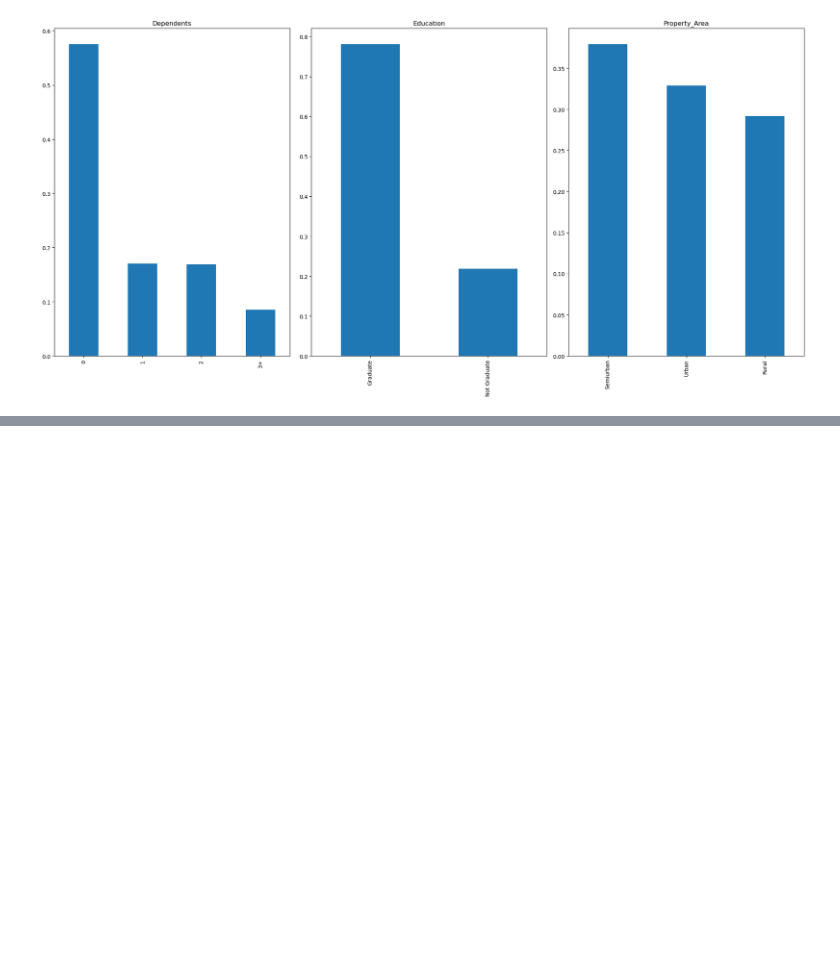
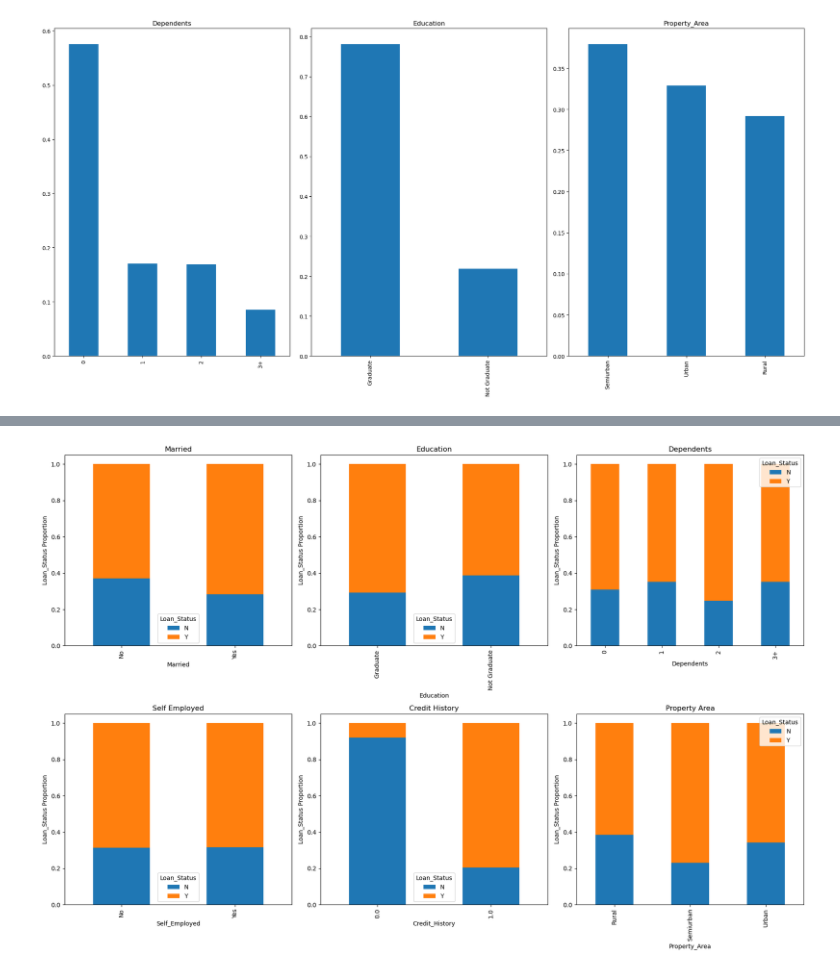
Before and after one commit to SaiSaketh-dev/Python_data_project, a Jupyter notebook: 4_loan_prediction_project/Loan_prediction.ipynb, the cells around one changed output, grey strips where cells are left out. Drawn from its saved outputs; the diff is of its cells as text; code cells hidden in the pictures; blank space fills up the shorter version.

```diff
--- a/4_loan_prediction_project/Loan_prediction.ipynb
+++ b/4_loan_prediction_project/Loan_prediction.ipynb
@@ -164,0 +222,47 @@ plt.show()
+# %%
+# Create crosstabs
+Married = pd.crosstab(train['Married'], train['Loan_Status'])
+Education = pd.crosstab(train['Education'], train['Loan_Status'])
+Dependents = pd.crosstab(train['Dependents'], train['Loan_Status'])
+Self_Employed = pd.crosstab(train['Self_Employed'], train['Loan_Status'])
+Credit_History = pd.crosstab(train['Credit_History'], train['Loan_Status'])
+property_Area = pd.crosstab(train['Property_Area'], train['Loan_Status'])
+
+# Create a figure
+plt.figure(figsize=(18, 12))
+
+# Plot each subplot with ax=
+ax1 = plt.subplot(231)
+Married.div(Married.sum(1).astype(float), axis=0).plot.bar(stacked=True, ax=ax1)
+ax1.set_ylabel("Loan_Status Proportion")
+ax1.set_title("Married")
+
+ax2 = plt.subplot(232)
+Education.div(Education.sum(1).astype(float), axis=0).plot.bar(stacked=True, ax=ax2)
+ax2.set_ylabel("Loan_Status Proportion")
+ax2.set_title("Education")
+
+ax3 = plt.subplot(233)
+Dependents.div(Dependents.sum(1).astype(float), axis=0).plot.bar(stacked=True, ax=ax3)
+ax3.set_ylabel("Loan_Status Proportion")
+ax3.set_title("Dependents")
+
+ax4 = plt.subplot(234)
+Self_Employed.div(Self_Employed.sum(1).astype(float), axis=0).plot.bar(stacked=True, ax=ax4)
+ax4.set_ylabel("Loan_Status Proportion")
+ax4.set_title("Self Employed")
+
+ax5 = plt.subplot(235)
+Credit_History.div(Credit_History.sum(1).astype(float), axis=0).plot.bar(stacked=True, ax=ax5)
+ax5.set_ylabel("Loan_Status Proportion")
+ax5.set_title("Credit History")
+
+ax6 = plt.subplot(236)
+property_Area.div(property_Area.sum(1).astype(float), axis=0).plot.bar(stacked=True, ax=ax6)
+ax6.set_ylabel("Loan_Status Proportion")
+ax6.set_title("Property Area")
+
+plt.tight_layout()
+plt.show()
+# %% [output]
+[figure, added]
```
Also changed, not shown: parts of 9 cells of this notebook.
